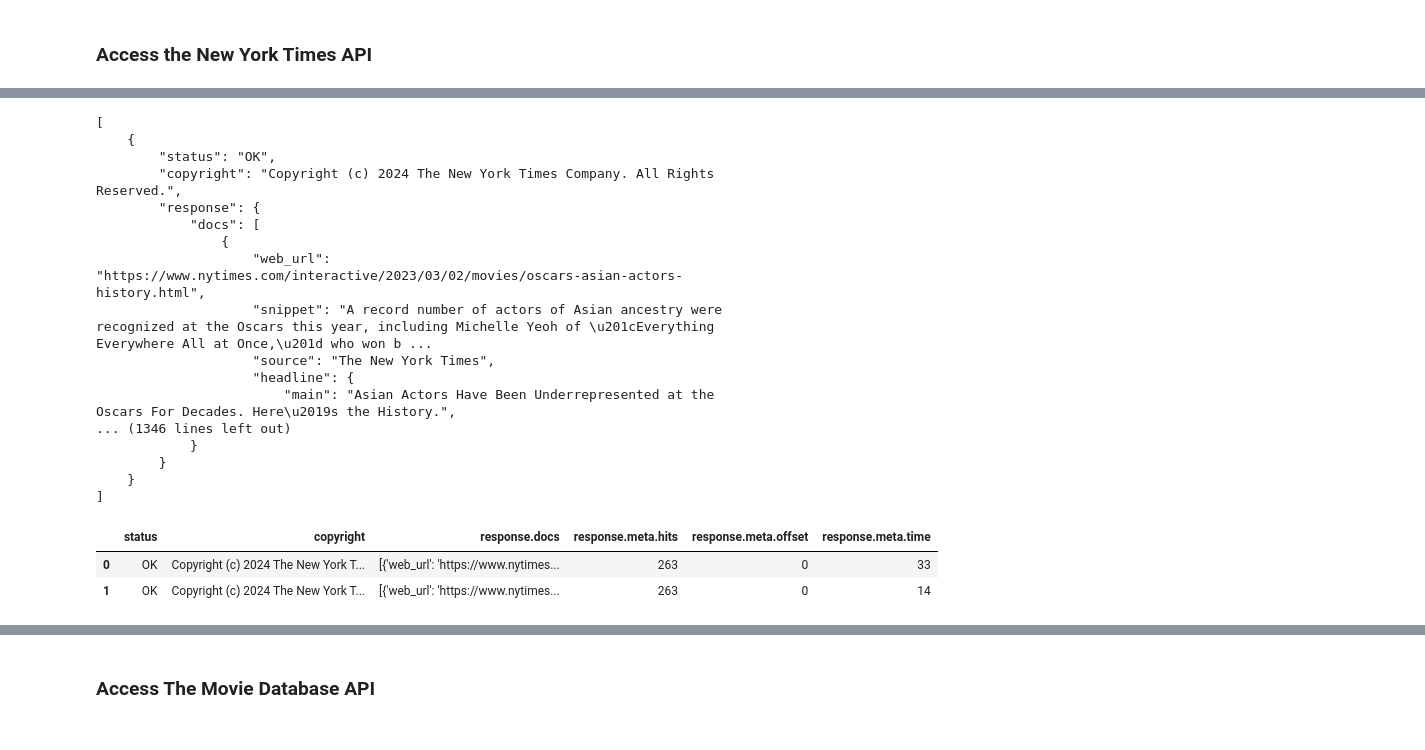
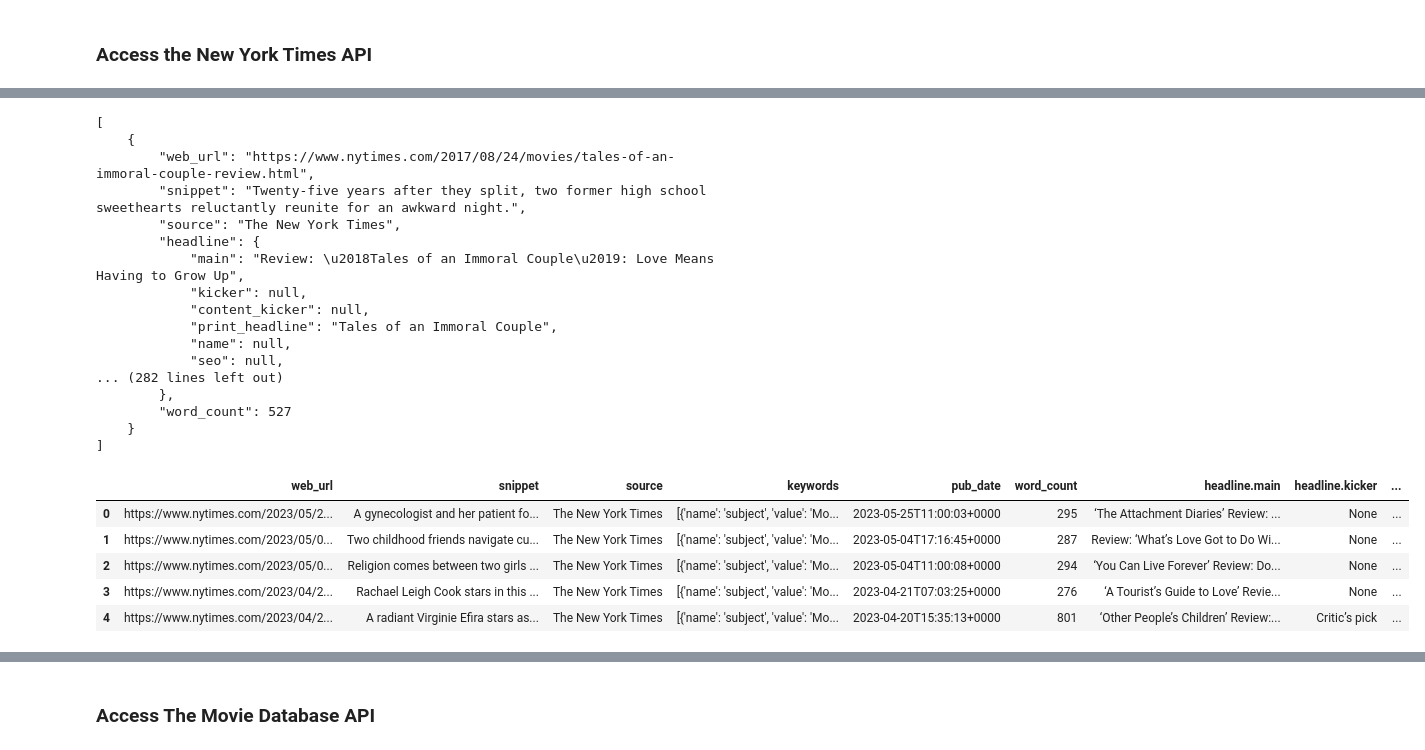
Before and after one commit to RobP910/data-sourcing-challenge, a Jupyter notebook: retrieve_movie_data.ipynb, the cells around one changed output, grey strips where cells are left out. Cells and saved outputs as stored; diff of their text form; code cells hidden in the pictures.

```diff
--- a/retrieve_movie_data.ipynb
+++ b/retrieve_movie_data.ipynb
@@ -10,9 +10,6 @@ import pandas as pd
 import json
 from pandas import json_normalize
 from IPython.display import display
-pd.set_option('display.max_columns', None)
-pd.set_option('display.max_rows', None)
-pd.set_option('display.width', None)
 # %%
 # Set environment variables from the .env in the local environment
 load_dotenv()
@@ -45,39 +45,31 @@ end_date = "20230531"
 reviews_list = []
 
 # loop through pages 0-19
-pages = 2
+pages = 19
 for page in range(0, pages):
     # create query with a page number
     # API results show 10 articles at a time
-    offset = page * 10
-
-    # build entry parameter dictionary (ChatGPT addition)
-    params = {
-        "fq": filter_query, "sort": sort, "begin_date": begin_date, "end_date": end_date,
-        "fl": field_list, "api-key": nyt_api_key
-    }
+    # offset = page * 10
 
     # Build URL
-    query_url = f"{url}{'&'.join(f'{key}={value}' for key, value in params.items())}"
-    # print(Type)(query_url)
+    reviews_url = f"{query_url}&page={page}"
 
     # Make a "GET" request and retrieve the JSON
-    reviews = requests.get(query_url)
+    reviews = requests.get(reviews_url).json()
 
     # Try and save the reviews to the reviews_list
-    # if reviews.status_code == 200:
     try:
         # loop through the reviews["response"]["docs"] and append each review to the list
-        reviews_data = reviews.json()
-        reviews_list.append(reviews_data)
+        # reviews_data = reviews.json()
+        for review in reviews["response"]["docs"]:
+            reviews_list.append(review)
 
         # Print the page that was just retrieved
         print(f"Page {page+1} retrieved.")
     # Handle any errors that occur.
-    # else:
     except:
         print(f"Page {page+1} had an error. Status code: {reviews.status_code}")
-        break
+        # break
     # Add a twelve second interval between queries to stay within API query limits
     time.sleep(12)
 # %% [output]
@@ -86,35 +95,38 @@ Page 2 retrieved.
 # %%
 # Preview the first 5 results in JSON format
-preview_results = reviews_list[:5]
+preview_results = json.dumps(reviews["response"]["docs"][:5], indent=4)
 
 # Use json.dumps with argument indent=4 to format data
-print(json.dumps(preview_results, indent=4))
+print(preview_results)
 # %% [output]
 [
     {
-        "status": "OK",
-        "copyright": "Copyright (c) 2024 The New York Times Company. All Rights Reserved.",
-        "response": {
-            "docs": [
-                {
-                    "web_url": "https://www.nytimes.com/interactive/2023/03/02/movies/oscars-asian-actors-history.html",
-                    "snippet": "A record number of actors of Asian ancestry were recognized at the Oscars this year, including Michelle Yeoh of \u201cEverything Everywhere All at Once,\u201d who won b ...
-                    "source": "The New York Times",
-                    "headline": {
-                        "main": "Asian Actors Have Been Underrepresented at the Oscars For Decades. Here\u2019s the History.",
-... (1346 lines left out)
-            }
-        }
+        "web_url": "https://www.nytimes.com/2017/08/24/movies/tales-of-an-immoral-couple-review.html",
+        "snippet": "Twenty-five years after they split, two former high school sweethearts reluctantly reunite for an awkward night.",
+        "source": "The New York Times",
+        "headline": {
+            "main": "Review: \u2018Tales of an Immoral Couple\u2019: Love Means Having to Grow Up",
+            "kicker": null,
+            "content_kicker": null,
+            "print_headline": "Tales of an Immoral Couple",
+            "name": null,
+            "seo": null,
+... (282 lines left out)
+        },
+        "word_count": 527
     }
 ]
 # %%
 # Convert reviews_list to a Pandas DataFrame using json_normalize()
 reviews_list_normalized = json_normalize(reviews_list)
-display(reviews_list_normalized)
+display(reviews_list_normalized.head())
 # %% [output]
-|  | status | copyright | response.docs | response.meta.hits | response.meta.offset | response.meta.time |
-| 0 | OK | Copyright (c) 2024 The New York T... | [{'web_url': 'https://www.nytimes... | 263 | 0 | 33 |
-| 1 | OK | Copyright (c) 2024 The New York T... | [{'web_url': 'https://www.nytimes... | 263 | 0 | 14 |
+|  | web_url | snippet | source | keywords | pub_date | word_count | headline.main | headline.kicker | ... |
+| 0 | https://www.nytimes.com/2023/05/2... | A gynecologist and her patient fo... | The New York Times | [{'name': 'subject', 'value': 'Mo... | 2023-05-25T11:00:03+0000 | 295 | ‘The Attachment Diaries’ Review: ... | None | ... |
+| 1 | https://www.nytimes.com/2023/05/0... | Two childhood friends navigate cu... | The New York Times | [{'name': 'subject', 'value': 'Mo... | 2023-05-04T17:16:45+0000 | 287 | Review: ‘What’s Love Got to Do Wi... | None | ... |
+| 2 | https://www.nytimes.com/2023/05/0... | Religion comes between two girls ... | The New York Times | [{'name': 'subject', 'value': 'Mo... | 2023-05-04T11:00:08+0000 | 294 | ‘You Can Live Forever’ Review: Do... | None | ... |
+| 3 | https://www.nytimes.com/2023/04/2... | Rachael Leigh Cook stars in this ... | The New York Times | [{'name': 'subject', 'value': 'Mo... | 2023-04-21T07:03:25+0000 | 276 | ‘A Tourist’s Guide to Love’ Revie... | None | ... |
+| 4 | https://www.nytimes.com/2023/04/2... | A radiant Virginie Efira stars as... | The New York Times | [{'name': 'subject', 'value': 'Mo... | 2023-04-20T15:35:13+0000 | 801 | ‘Other People’s Children’ Review:... | Critic’s pick | ... |
 # %%
 # Extract the title from the "headline.main" column and
 # save it to a new column "title"
```
Also changed, not shown: parts of 14 cells of this notebook, 2 other files.
